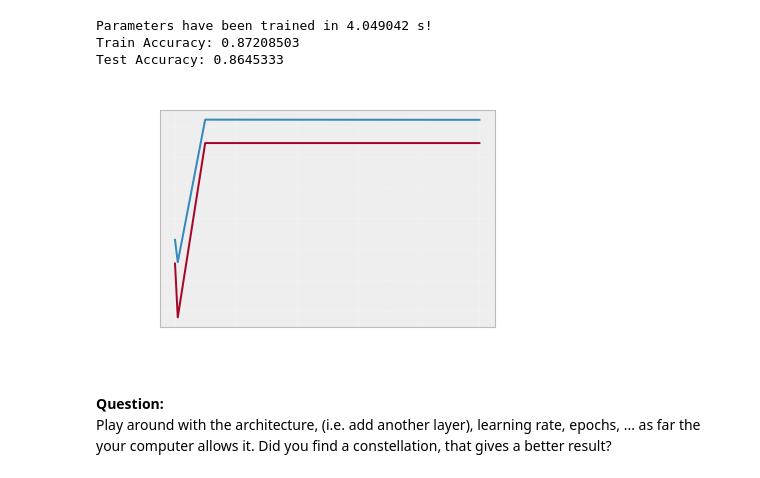
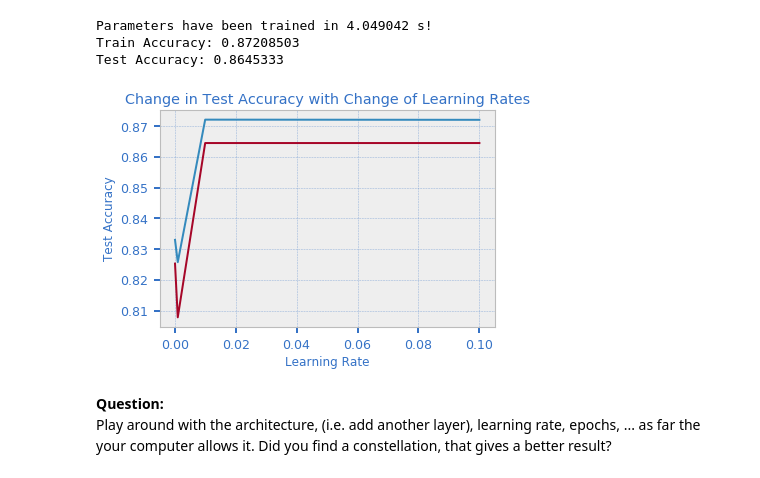
Before and after one commit to alyonavyshnevska/ml-in-prec-med, a Jupyter notebook: 07_TensorFlow_Medical_Image_Classification/07_TensorFlow_Medical_Image_Classification.ipynb, the cells around one changed output. Drawn from its saved outputs; the diff is of its cells as text; code cells hidden in the pictures.

Commit message:
change label colors

```diff
--- a/07_TensorFlow_Medical_Image_Classification/07_TensorFlow_Medical_Image_Classification.ipynb
+++ b/07_TensorFlow_Medical_Image_Classification/07_TensorFlow_Medical_Image_Classification.ipynb
@@ -671,15 +671,15 @@ Test Accuracy: 0.8645333
 # %%
 fig, ax = plt.subplots()
 
 plt.plot(learning_rates,[x[:][1] for x in results])
 # plt.style.use("bmh")
-plt.xlabel("Learning Rate", color='w')
-plt.ylabel("Test Accuracy", color='w')
-plt.title("Change in Test Accuracy with Change of Learning Rates", color='w')
-ax.tick_params(direction='out', length=6, width=2, colors='w',
-               grid_color='w', grid_alpha=0.5)
+plt.xlabel("Learning Rate", color='b')
+plt.ylabel("Test Accuracy", color='b')
+plt.title("Change in Test Accuracy with Change of Learning Rates", color='b')
+ax.tick_params(direction='out', length=6, width=2, colors='b',
+               grid_color='b', grid_alpha=0.5)
 # %% [output]
-[figure, old version]
+[figure, new version]
 # %% [markdown]
 **Question:**
 Play around with the architecture, (i.e. add another layer), learning rate, epochs, ... as far the your computer allows it. Did you find a constellation, that gives a better result?
```
